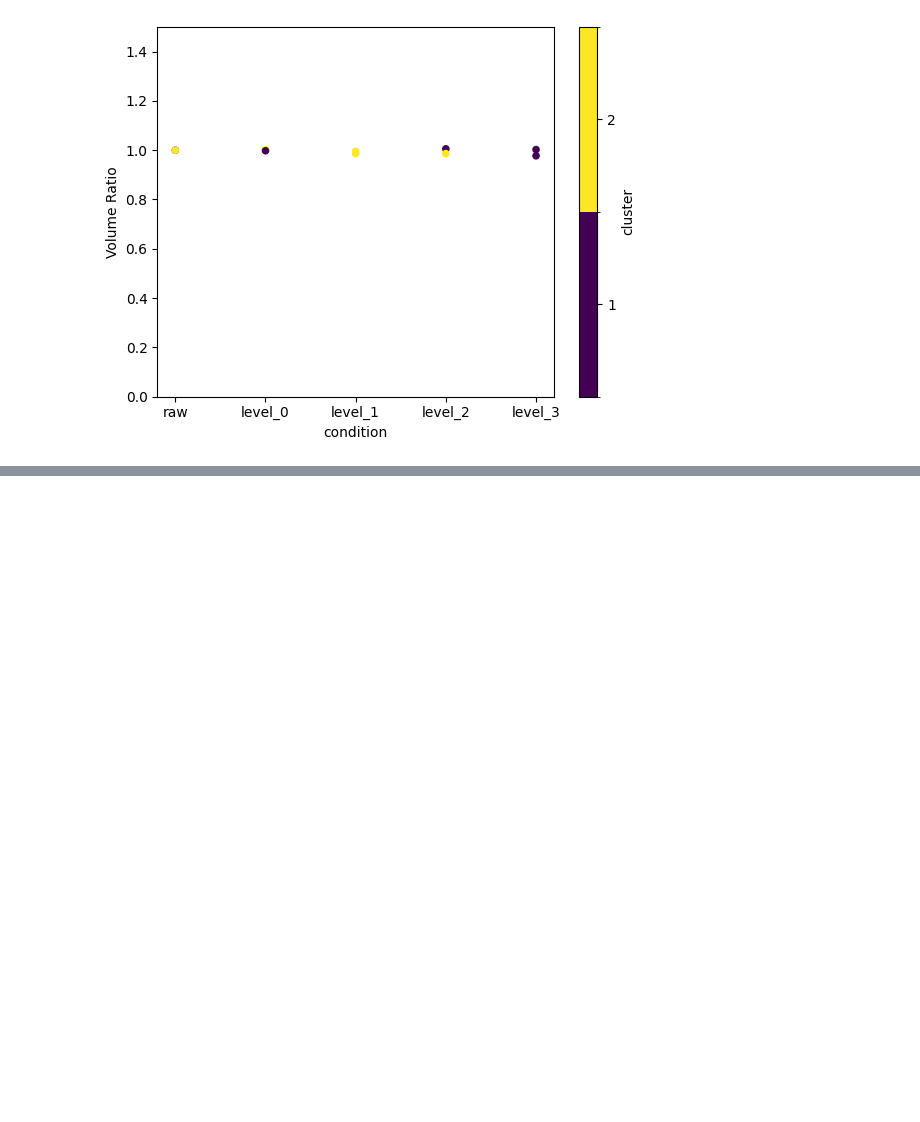
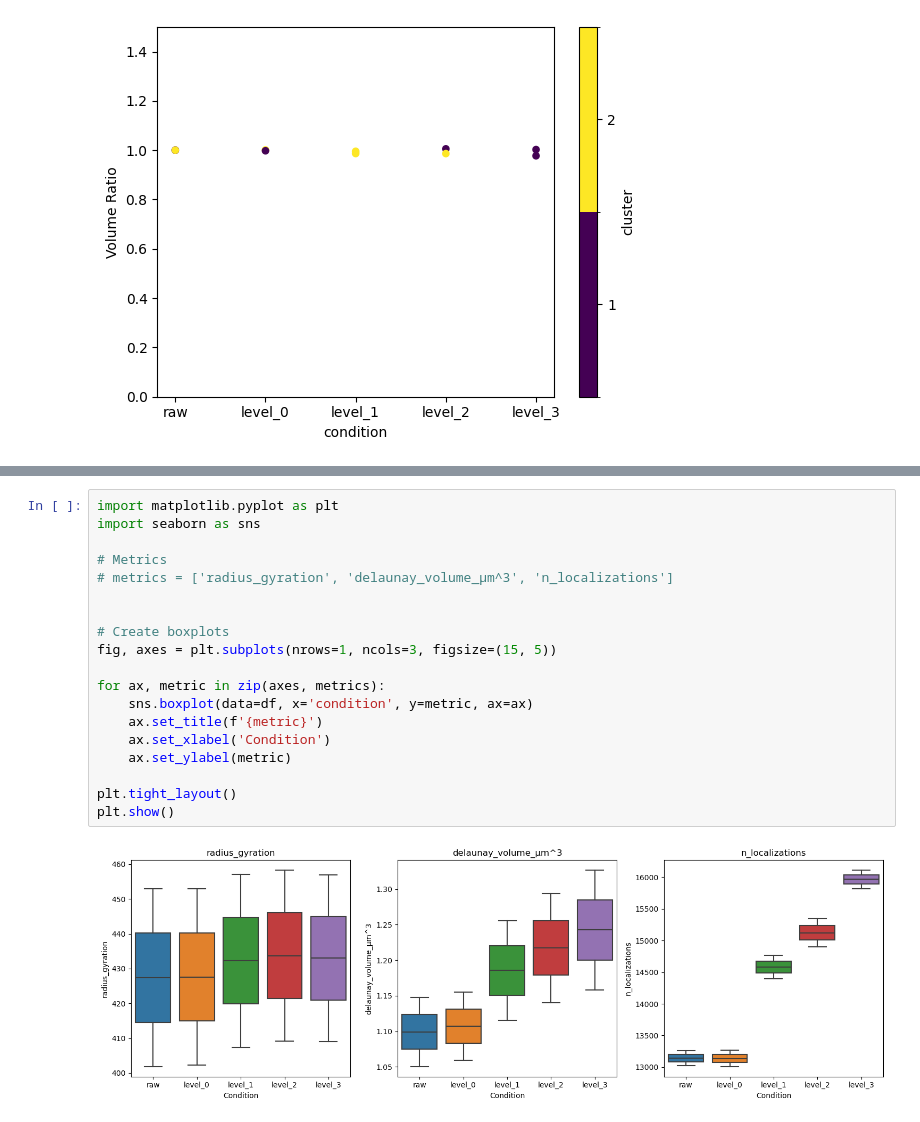
Before and after one commit to dgound/SPARZ, a Jupyter notebook: extra_code/plot_figure_3.ipynb, the cells around one changed output, grey strips where cells are left out. Cells and saved outputs as stored; diff of their text form; blank space fills up the shorter version.

Commit message:
figure 3 update

```diff
--- a/extra_code/plot_figure_3.ipynb
+++ b/extra_code/plot_figure_3.ipynb
@@ -779,0 +795,21 @@ plt.show()
+# %%
+import matplotlib.pyplot as plt
+import seaborn as sns
+
+# Metrics
+# metrics = ['radius_gyration', 'delaunay_volume_μm^3', 'n_localizations']
+
+
+# Create boxplots
+fig, axes = plt.subplots(nrows=1, ncols=3, figsize=(15, 5))
+
+for ax, metric in zip(axes, metrics):
+    sns.boxplot(data=df, x='condition', y=metric, ax=ax)
+    ax.set_title(f'{metric}')
+    ax.set_xlabel('Condition')
+    ax.set_ylabel(metric)
+
+plt.tight_layout()
+plt.show()
+# %% [output]
+[figure, added]
```
Also changed, not shown: parts of 6 cells of this notebook.
